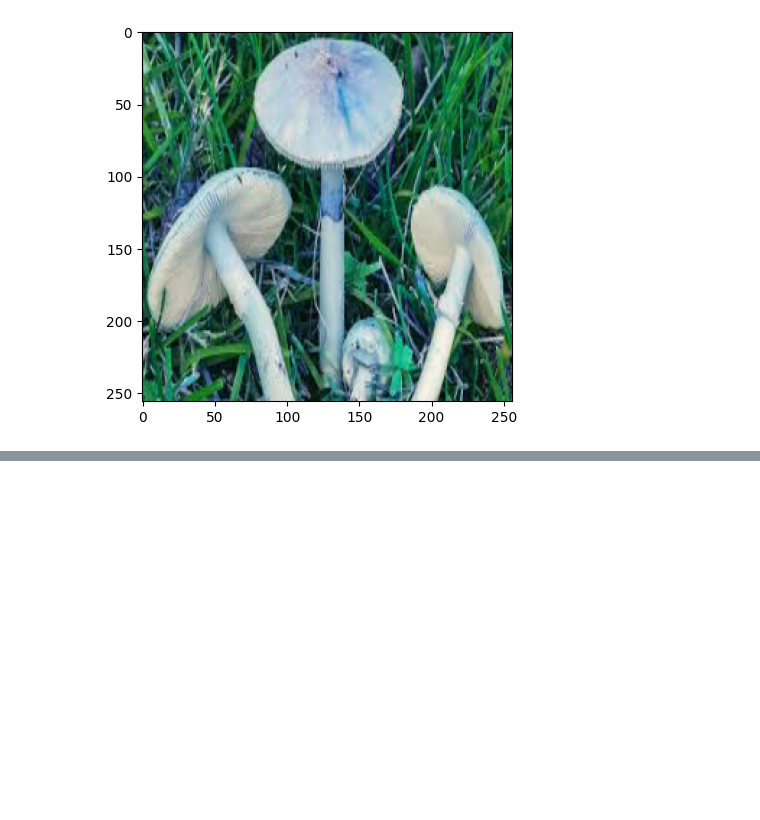
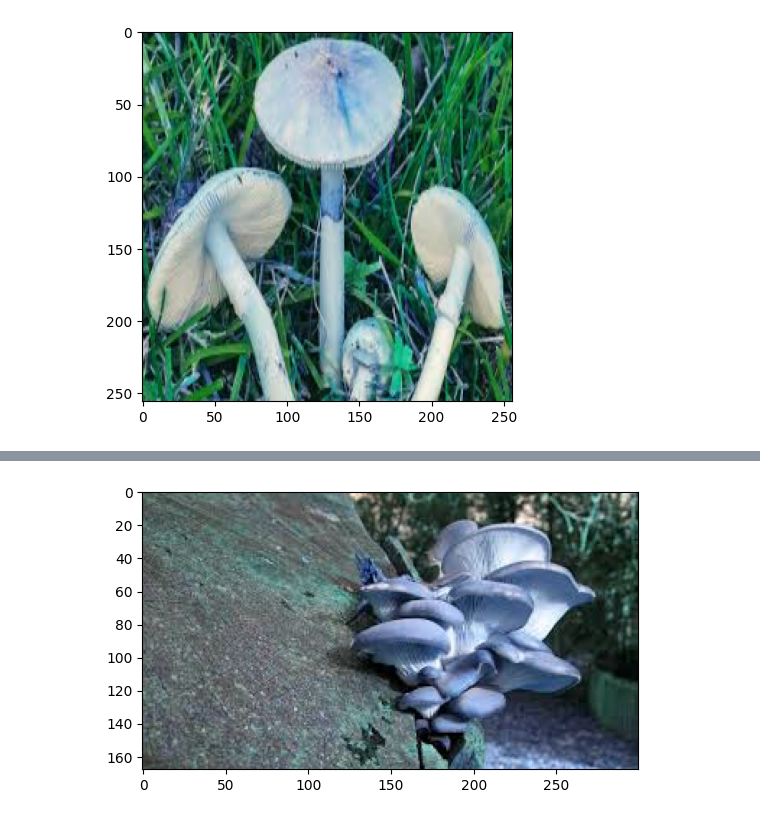
Before and after one commit to sapienskid/fractalN, a Jupyter notebook: CNN/CNN.ipynb, the cells around one changed output, grey strips where cells are left out. Cells and saved outputs as stored; diff of their text form; code cells hidden in the pictures; blank space fills up the shorter version.

```diff
--- a/CNN/CNN.ipynb
+++ b/CNN/CNN.ipynb
@@ -225,0 +222,6 @@ array([[0.99998385]], dtype=float32)
+# %%
+img = cv2.imread('test_Edible.jpg')
+plt.imshow(img)
+plt.show()
+# %% [output]
+[figure, added]
```
Also changed, not shown: parts of 11 cells of this notebook, 13 other files.
